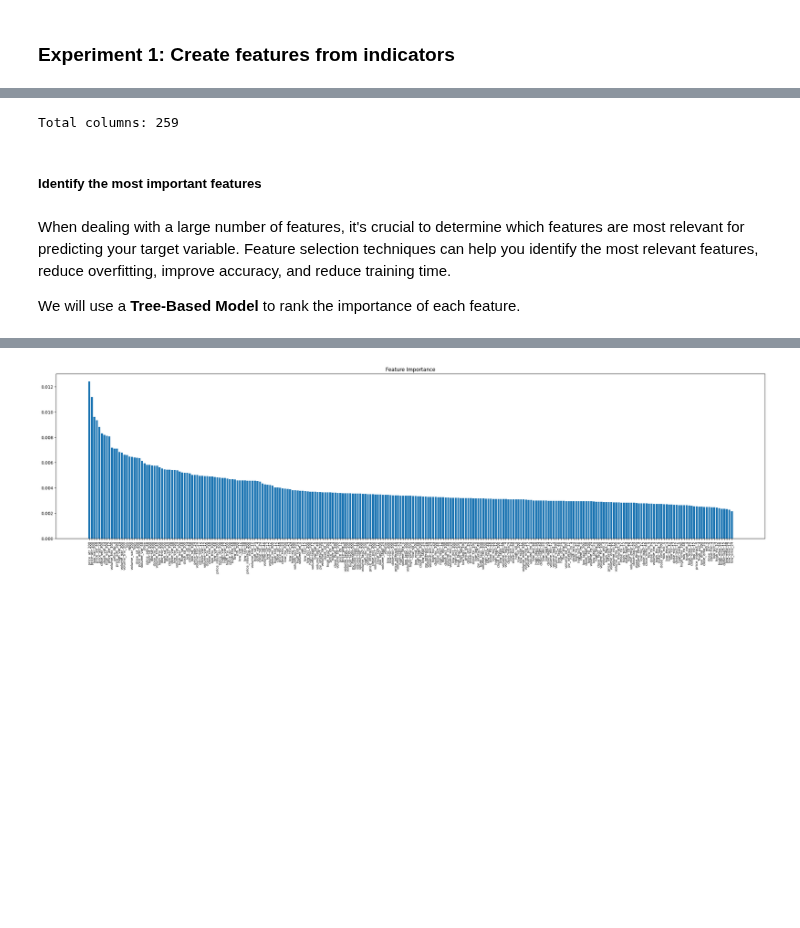
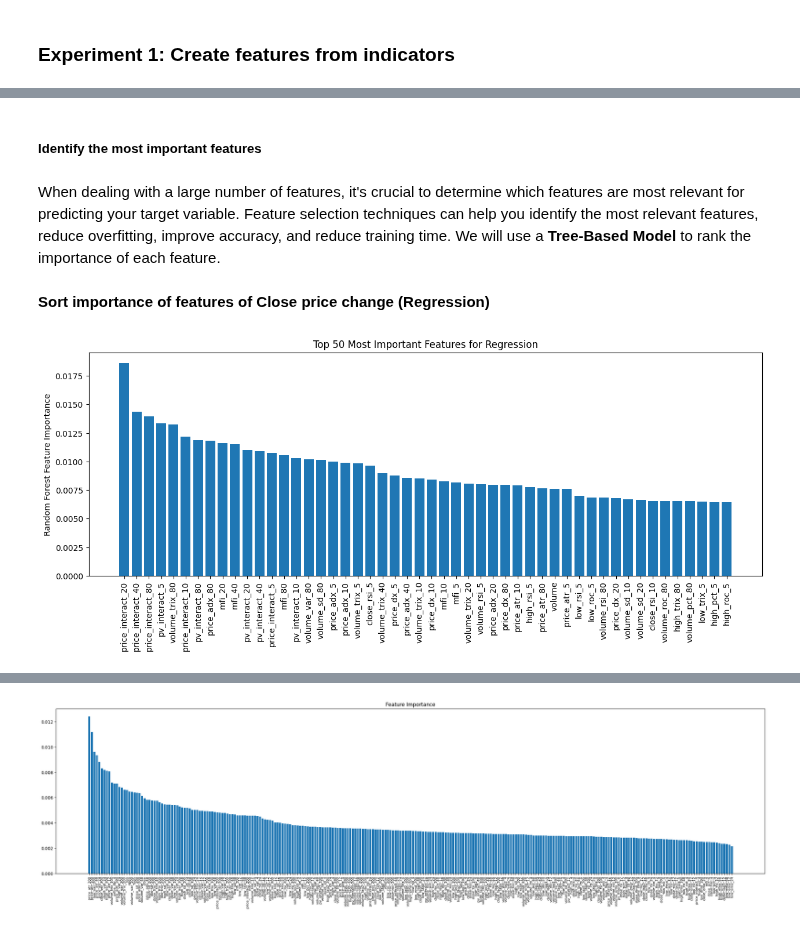
Before and after one commit to natapone/btc_live_price_prediction, a Jupyter notebook: 02_feature_eng_and_model.ipynb, the cells around one changed output, grey strips where cells are left out. Drawn from its saved outputs; the diff is of its cells as text; code cells hidden in the pictures; blank space fills up the shorter version.

Commit message:
Update features importance test

```diff
--- a/02_feature_eng_and_model.ipynb
+++ b/02_feature_eng_and_model.ipynb
@@ -224,13 +240,40 @@ print(df.tail(5))
-# %%
-# total columns
-print(f'Total columns: {len(df.columns)}')
-
-# list(df.columns)
-# %% [output]
-Total columns: 259
 # %% [markdown]
 ##### Identify the most important features
 # %% [markdown]
-When dealing with a large number of features, it's crucial to determine which features are most relevant for predicting your target variable. Feature selection techniques can help you identify the most relevant features, reduce overfitting, improve accuracy, and reduce training time.
-
-We will use a **Tree-Based Model** to rank the importance of each feature.
+When dealing with a large number of features, it's crucial to determine which features are most relevant for predicting your target variable. Feature selection techniques can help you identify the most relevant features, reduce overfitting, improve accuracy, and reduce training time. We will use a **Tree-Based Model** to rank the importance of each feature.
+# %% [markdown]
+**Sort importance of features of Close price change (Regression)**
+# %%
+from sklearn.ensemble import RandomForestRegressor
+from sklearn.model_selection import train_test_split
+
+# Split data into train and test sets
+drop_columns = ['target', 'target_pct']
+X = df.drop(columns=drop_columns)
+y = df['target_pct']
+
+random_state = 55
+
+X_train, X_test, y_train, y_test = train_test_split(X, y, test_size=0.3, random_state=random_state, shuffle=False)
+
+model = RandomForestRegressor(n_estimators=100, random_state=random_state, n_jobs=-1)
+model.fit(X_train, y_train)
+# %%
+import matplotlib.pyplot as plt
+
+importances = model.feature_importances_
+sorted_idx = importances.argsort()[::-1]  # Reverse the sorting order
+
+# Get top 50 features
+top_50_indices = sorted_idx[:50]
+top_50_importances = importances[top_50_indices]
+top_50_features_regression = X.columns[top_50_indices]
+
+plt.figure(figsize=(15, 5))
+plt.bar(top_50_features_regression, top_50_importances)
+plt.ylabel("Random Forest Feature Importance")
+plt.title("Top 50 Most Important Features for Regression")
+plt.xticks(rotation=90)  # Rotate feature names for clarity
+plt.show()
+# %% [output]
+[figure, added]
```
Also changed, not shown: parts of 18 cells of this notebook.
